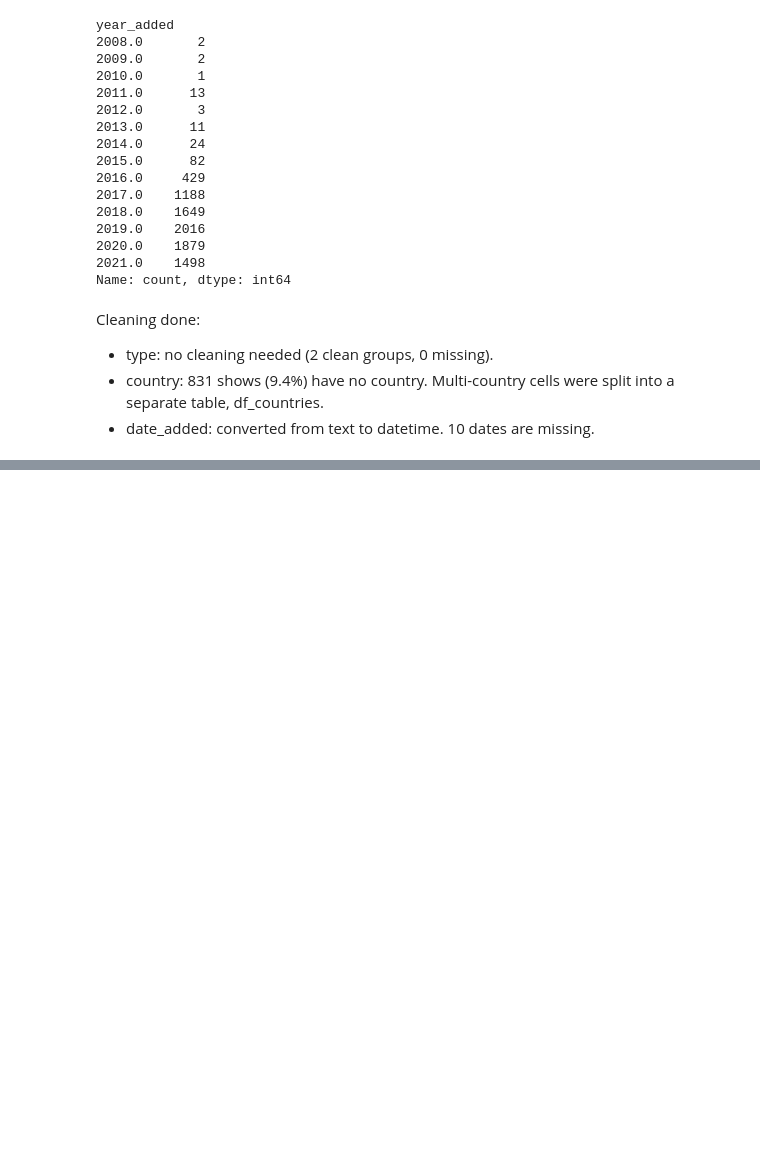
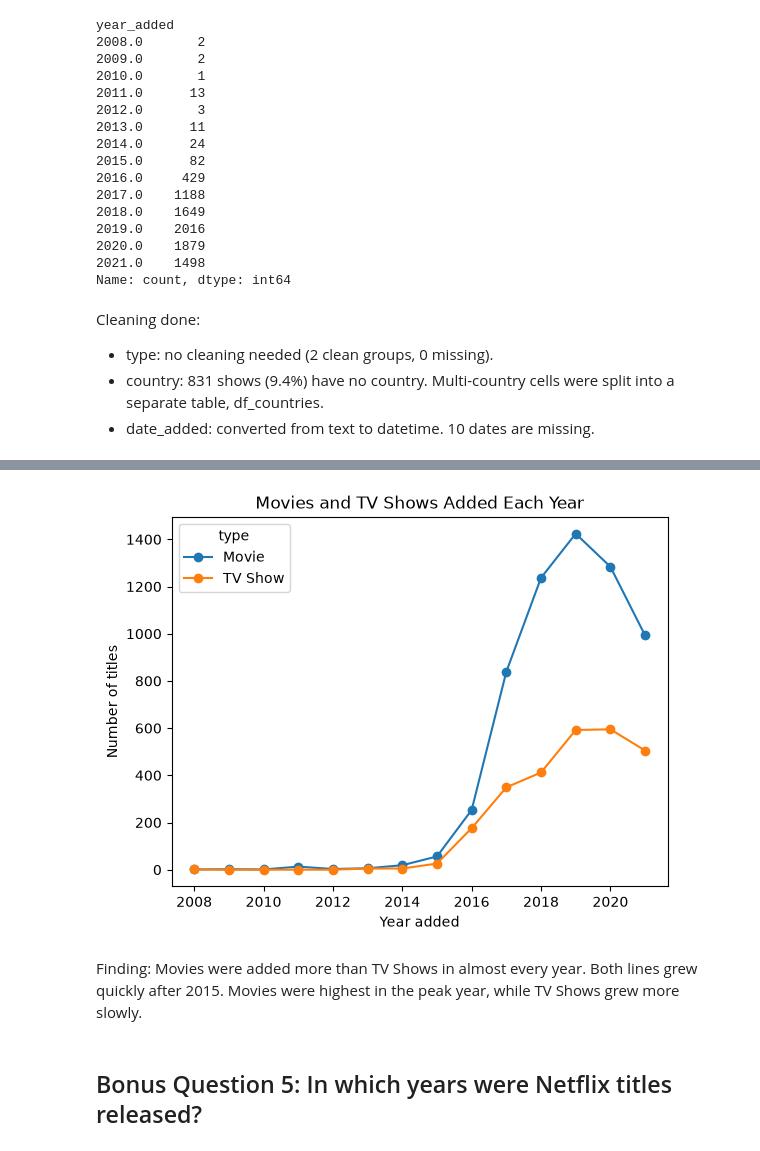
Before and after one commit to hafsazia7924/netflix-eda-report, a Jupyter notebook: eda_report.ipynb, the cells around one changed output, grey strips where cells are left out. Cells and saved outputs as stored; diff of their text form; code cells hidden in the pictures; blank space fills up the shorter version.

```diff
--- a/eda_report.ipynb
+++ b/eda_report.ipynb
@@ -205,0 +294,3 @@ Cleaning done:
+# %%
+type_per_year = pd.crosstab(df_clean["year_added"], df_clean["type"])
+print(type_per_year)
@@ -205,0 +314,12 @@ Cleaning done:
+# %%
+type_per_year.plot(marker="o")
+plt.title("Movies and TV Shows Added Each Year")
+plt.xlabel("Year added")
+plt.ylabel("Number of titles")
+plt.show()
+# %% [output]
+[figure, added]
+# %% [markdown]
+Finding: Movies were added more than TV Shows in almost every year. Both lines grew quickly after 2015. Movies were highest in the peak year, while TV Shows grew more slowly.
+# %% [markdown]
+## Bonus Question 5: In which years were Netflix titles released?
```
Also changed, not shown: parts of 18 cells of this notebook, 1 other file.
